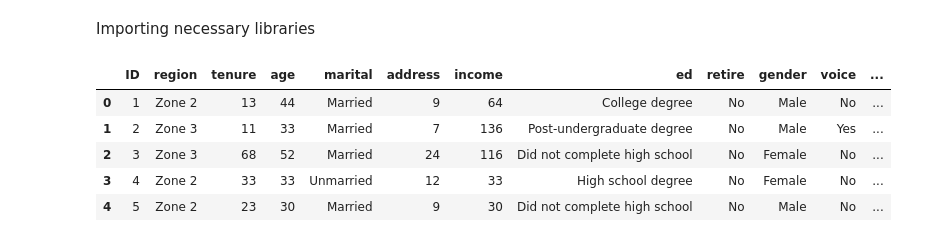
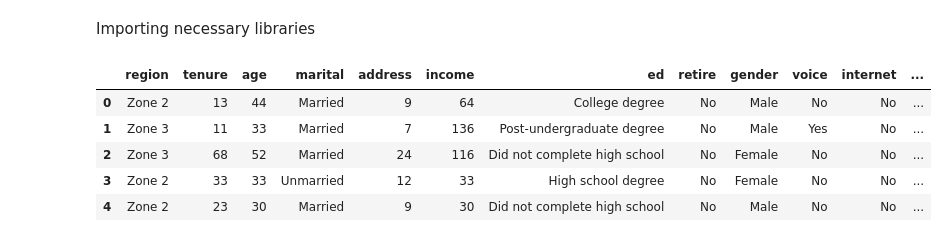
Before and after one commit to EdoPetrosyan/Telco-Survival-Analysis, a Jupyter notebook: Survival Analysis HW3.ipynb, the cells around one changed output. Drawn from its saved outputs; the diff is of its cells as text; code cells hidden in the pictures.

```diff
--- a/Survival Analysis HW3.ipynb
+++ b/Survival Analysis HW3.ipynb
@@ -7,12 +16,13 @@ import pandas as pd
 # %%
 data_path = 'C:/Users/user/Desktop/MA/Homework-3/Homework-3/telco.csv'
 telco_data = pd.read_csv(data_path)
+telco_data.drop('ID', axis=1, inplace=True)
 
 telco_data.head()
 # %% [output]
-|  | ID | region | tenure | age | marital | address | income | ed | retire | gender | voice | ... |
-| 0 | 1 | Zone 2 | 13 | 44 | Married | 9 | 64 | College degree | No | Male | No | ... |
-| 1 | 2 | Zone 3 | 11 | 33 | Married | 7 | 136 | Post-undergraduate degree | No | Male | Yes | ... |
-| 2 | 3 | Zone 3 | 68 | 52 | Married | 24 | 116 | Did not complete high school | No | Female | No | ... |
-| 3 | 4 | Zone 2 | 33 | 33 | Unmarried | 12 | 33 | High school degree | No | Female | No | ... |
-| 4 | 5 | Zone 2 | 23 | 30 | Married | 9 | 30 | Did not complete high school | No | Male | No | ... |
+|  | region | tenure | age | marital | address | income | ed | retire | gender | voice | internet | ... |
+| 0 | Zone 2 | 13 | 44 | Married | 9 | 64 | College degree | No | Male | No | No | ... |
+| 1 | Zone 3 | 11 | 33 | Married | 7 | 136 | Post-undergraduate degree | No | Male | Yes | No | ... |
+| 2 | Zone 3 | 68 | 52 | Married | 24 | 116 | Did not complete high school | No | Female | No | No | ... |
+| 3 | Zone 2 | 33 | 33 | Unmarried | 12 | 33 | High school degree | No | Female | No | No | ... |
+| 4 | Zone 2 | 23 | 30 | Married | 9 | 30 | Did not complete high school | No | Male | No | No | ... |
```
Also changed, not shown: parts of 31 cells of this notebook, 1 other file.
